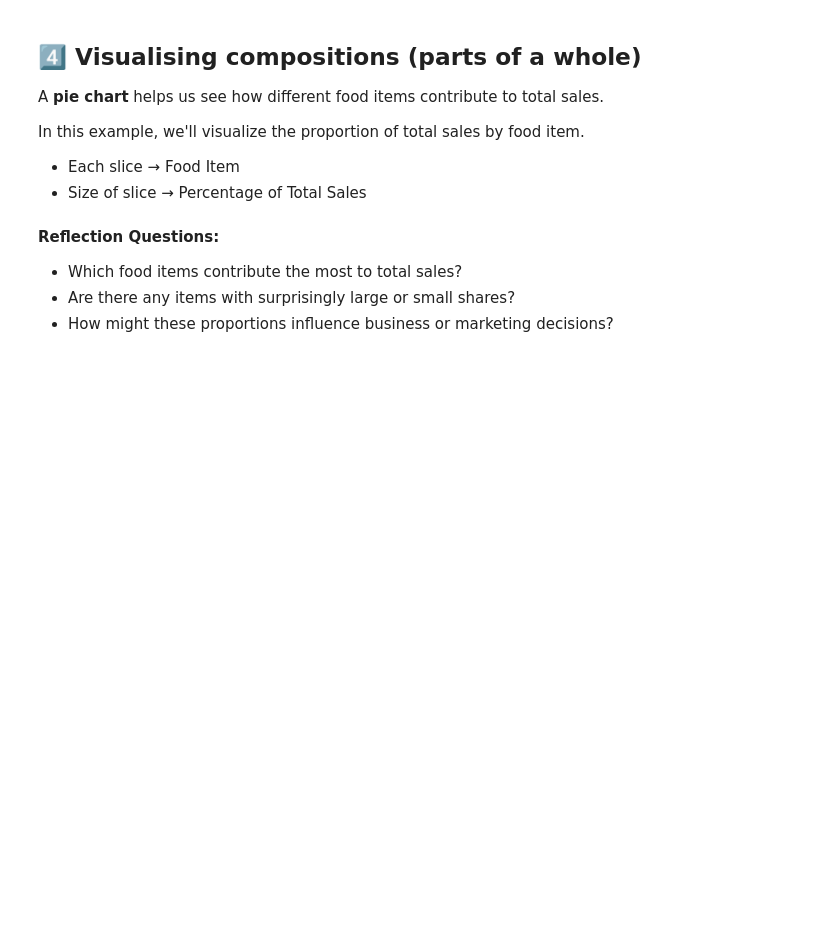
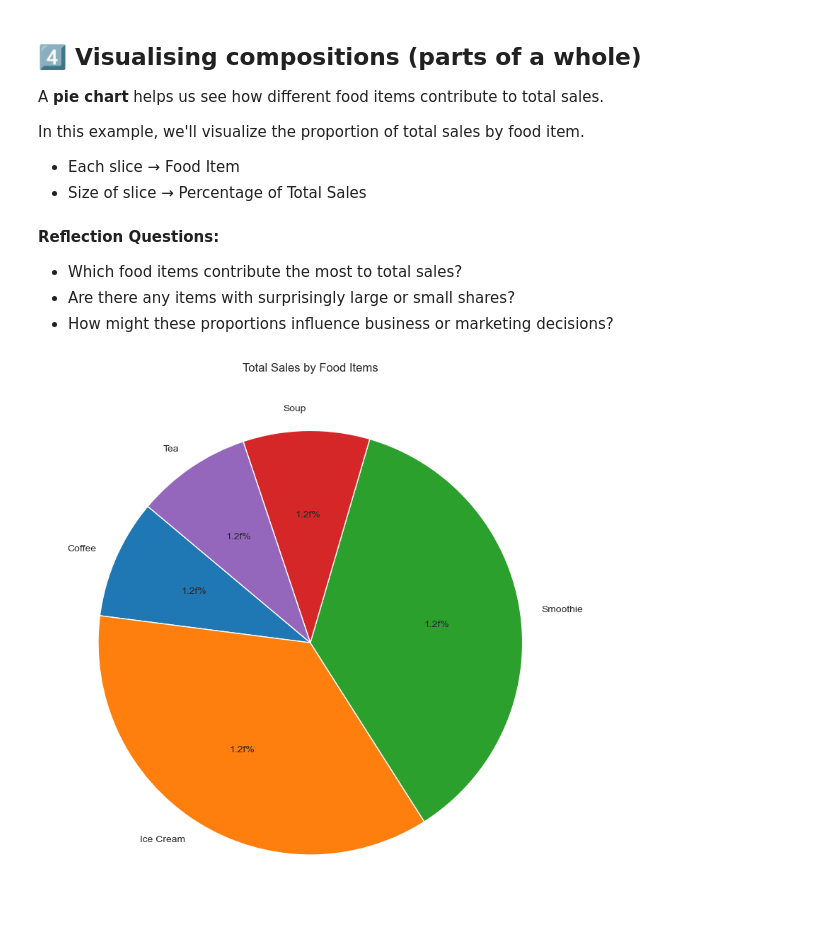
Before and after one commit to faizzmi/kyouth-data-analytics, a Jupyter notebook: Lesson 4/Lesson_4B_&_4C_Worksheet.ipynb, the cells around one changed output. Saved outputs shown, nothing was run; the diff lists cells and outputs as text; code cells hidden in the pictures; blank space fills up the shorter version.

```diff
--- a/Lesson 4/Lesson_4B_&_4C_Worksheet.ipynb
+++ b/Lesson 4/Lesson_4B_&_4C_Worksheet.ipynb
@@ -360,3 +389,15 @@ In this example, we'll visualize the proportion of total sales by food item.
 - Which food items contribute the most to total sales?
 - Are there any items with surprisingly large or small shares?
 - How might these proportions influence business or marketing decisions?
+# %%
+item_sales= df.groupby('Food_Item')['Price'].sum().reset_index()
+
+plt.figure(figsize=(8, 8))
+plt.pie(item_sales['Price'], labels=item_sales['Food_Item'],autopct ='1.2f%%', startangle=140)
+
+plt.title("Total Sales by Food Items")
+plt.tight_layout()
+
+plt.show()
+# %% [output]
+[figure, added]
```
Also changed, not shown: parts of 3 cells of this notebook, 4 other files.
